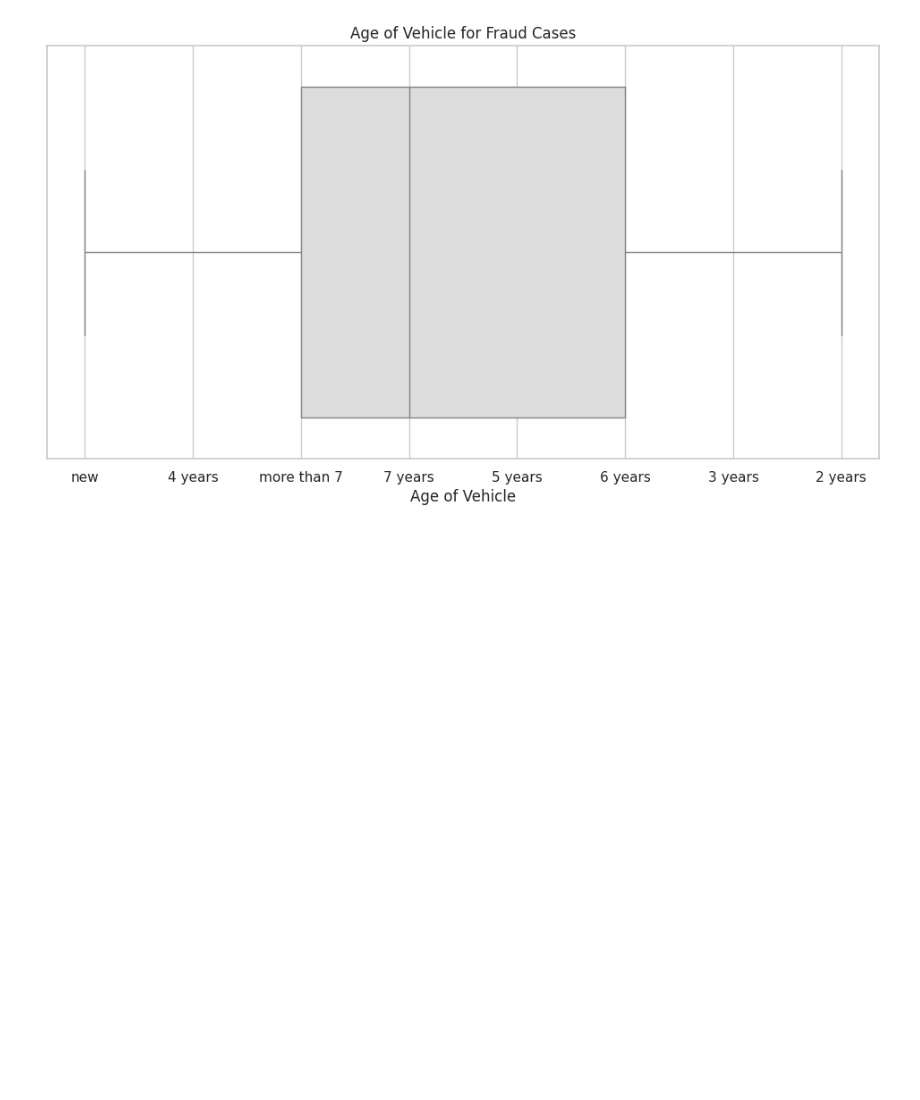
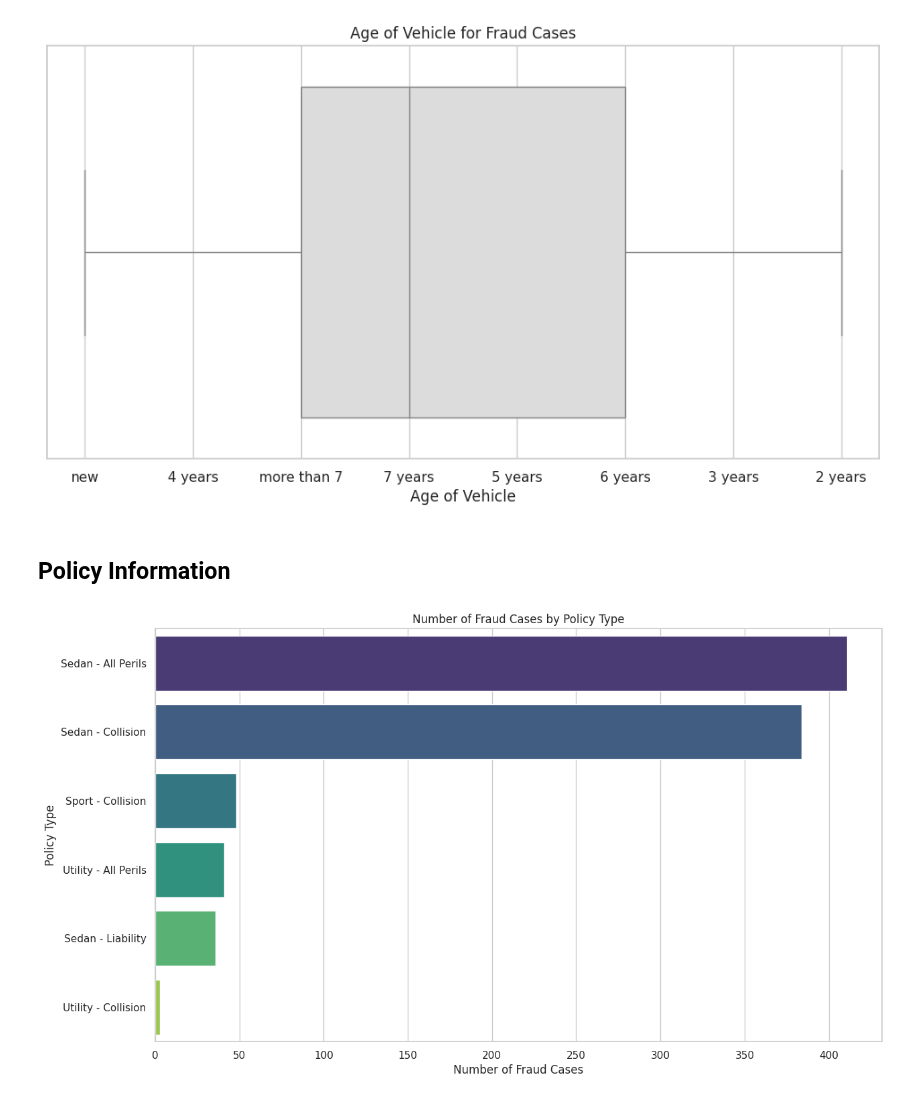
Before and after one commit to kimp10/Insurance-Fraud-Detection-Model-, a Jupyter notebook: Insurance_Fraud_detection.ipynb, the cells around one changed output. Cells and saved outputs as stored; diff of their text form; code cells hidden in the pictures; blank space fills up the shorter version.

```diff
--- a/Insurance_Fraud_detection.ipynb
+++ b/Insurance_Fraud_detection.ipynb
@@ -304,3 +306,16 @@ plt.xlabel('Age of Vehicle')
 plt.show()
 # %% [output]
 [figure]
+# %% [markdown]
+## Policy Information
+# %%
+# Horizontal Bar Plot Number of Fraud Cases by Policy Type
+plt.figure(figsize=(14, 8))
+fraud_count_by_policy_type = count_fraud_cases('PolicyType')
+sns.barplot(x=fraud_count_by_policy_type.values, y=fraud_count_by_policy_type.index, palette="viridis")
+plt.title('Number of Fraud Cases by Policy Type')
+plt.xlabel('Number of Fraud Cases')
+plt.ylabel('Policy Type')
+plt.show()
+# %% [output]
+[figure, added]
```
Also changed, not shown: parts of 6 cells of this notebook.
